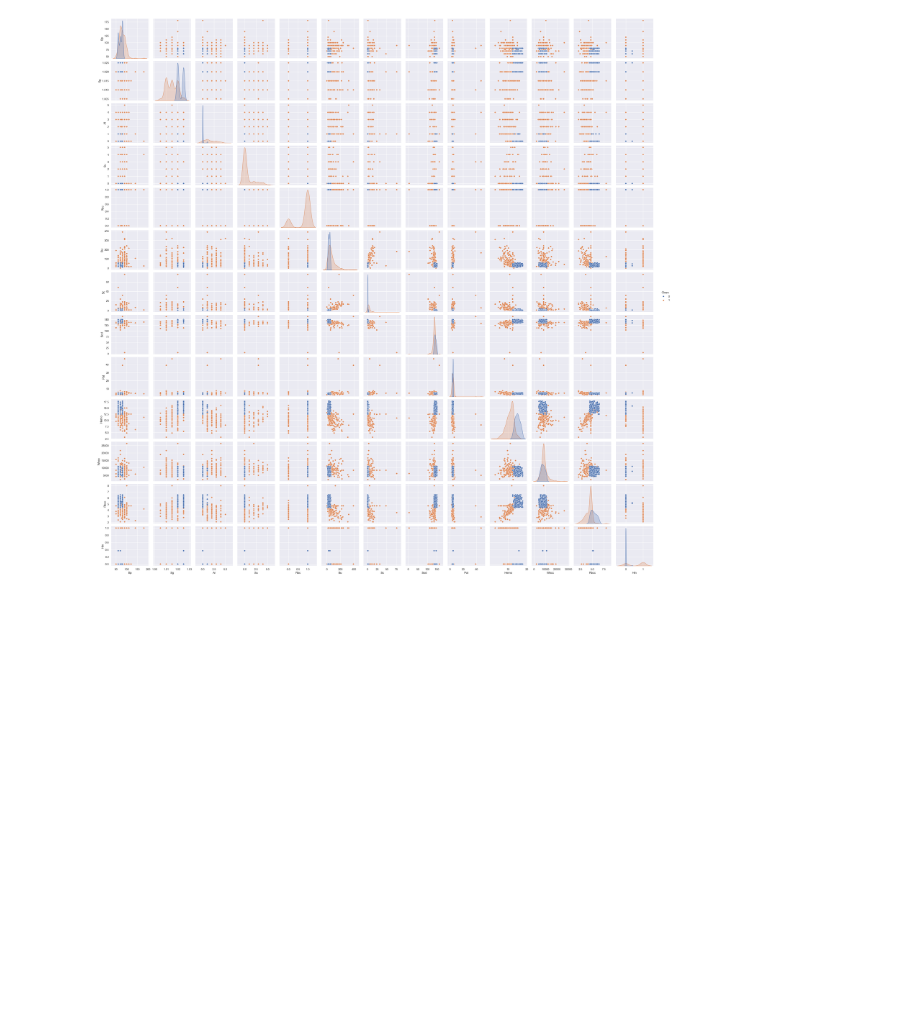
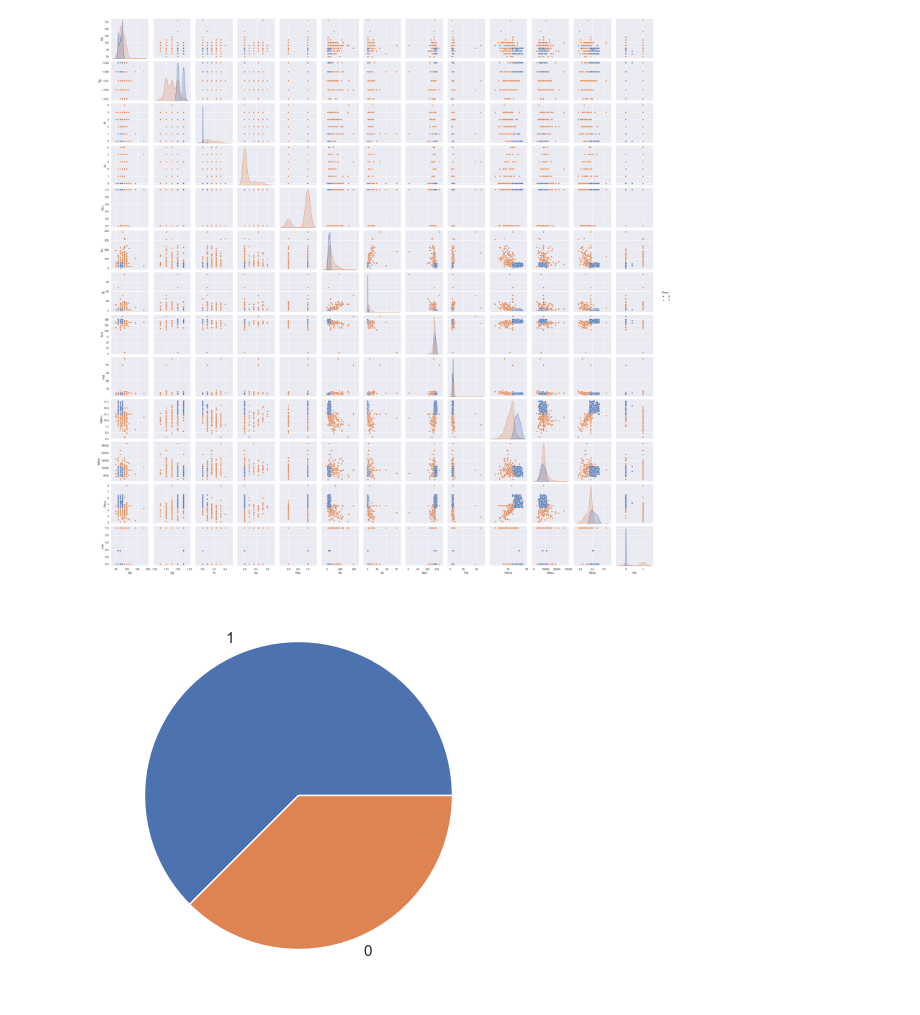
Before and after one commit to esanolad/kidney_disease_classification, a Jupyter notebook: classify.ipynb, the cells around one changed output. Saved outputs shown, nothing was run; the diff lists cells and outputs as text; code cells hidden in the pictures; blank space fills up the shorter version.

```diff
--- a/classify.ipynb
+++ b/classify.ipynb
@@ -63,3 +63,10 @@ sns.pairplot(df, hue='Class')
 plt.show()
 # %% [output]
 [figure]
+# %%
+y =df['Class']
+y.value_counts().plot(kind='pie')
+plt.ylabel('')
+plt.show()
+# %% [output]
+[figure, added]
```
Also changed, not shown: parts of 9 cells of this notebook, 5 other files.
